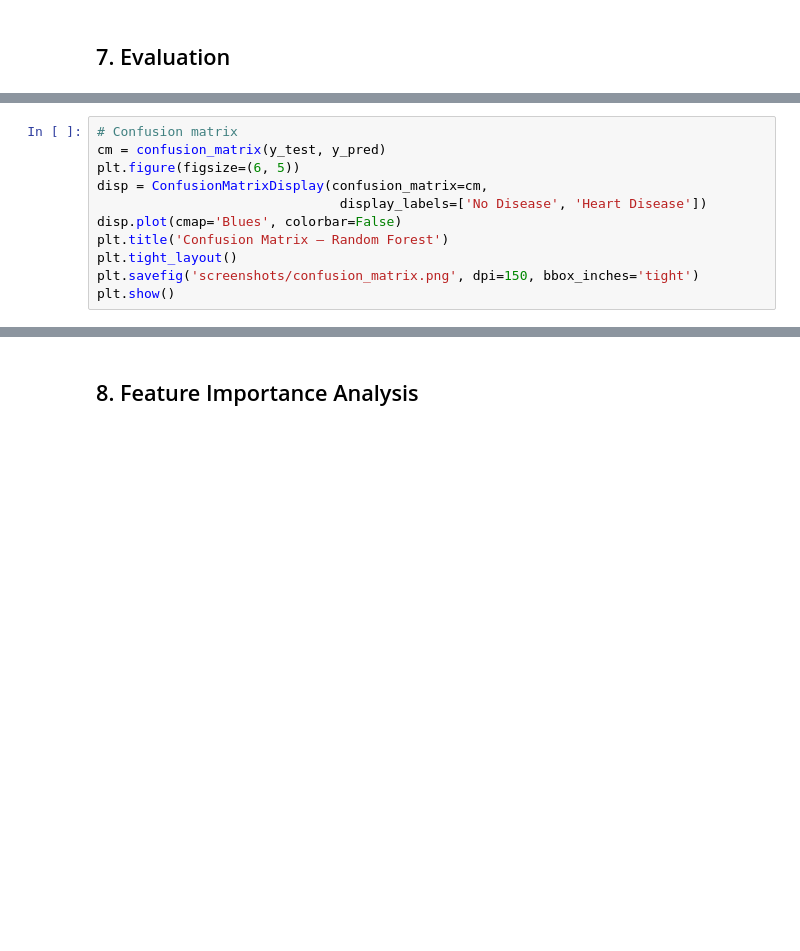
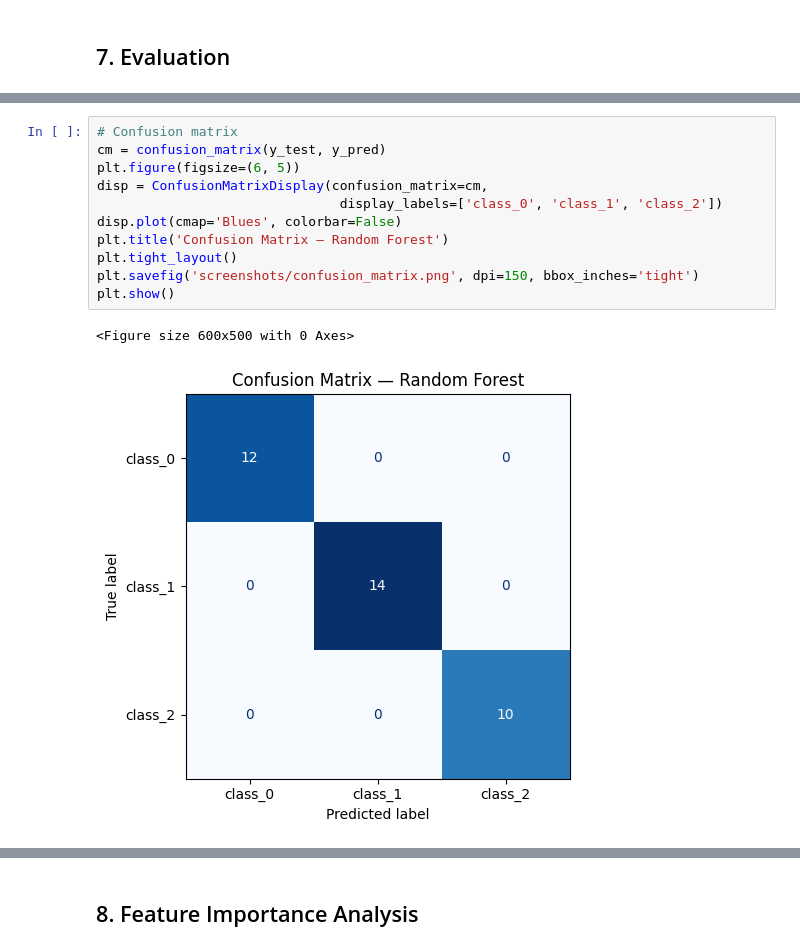
Before and after one commit to fsafva13-coder/heart-disease-random-forest, a Jupyter notebook: random_forest_task1.ipynb, the cells around one changed output, grey strips where cells are left out. Drawn from its saved outputs; the diff is of its cells as text; blank space fills up the shorter version.

```diff
--- a/random_forest_task1.ipynb
+++ b/random_forest_task1.ipynb
@@ -172,12 +274,15 @@ print(classification_report(y_test, y_pred,
 # %%
 # Confusion matrix
 cm = confusion_matrix(y_test, y_pred)
 plt.figure(figsize=(6, 5))
 disp = ConfusionMatrixDisplay(confusion_matrix=cm,
-                               display_labels=['No Disease', 'Heart Disease'])
+                               display_labels=['class_0', 'class_1', 'class_2'])
 disp.plot(cmap='Blues', colorbar=False)
 plt.title('Confusion Matrix — Random Forest')
 plt.tight_layout()
 plt.savefig('screenshots/confusion_matrix.png', dpi=150, bbox_inches='tight')
 plt.show()
+# %% [output]
+<Figure size 600x500 with 0 Axes>
+[figure, added]
 # %%
```
Also changed, not shown: parts of 17 cells of this notebook, 5 other files.
